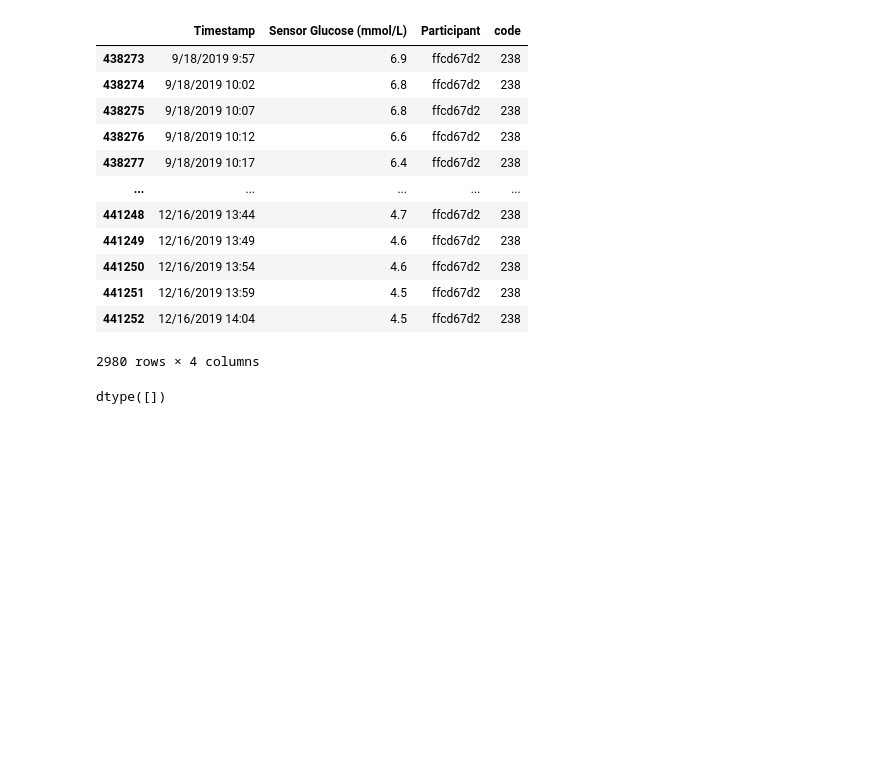
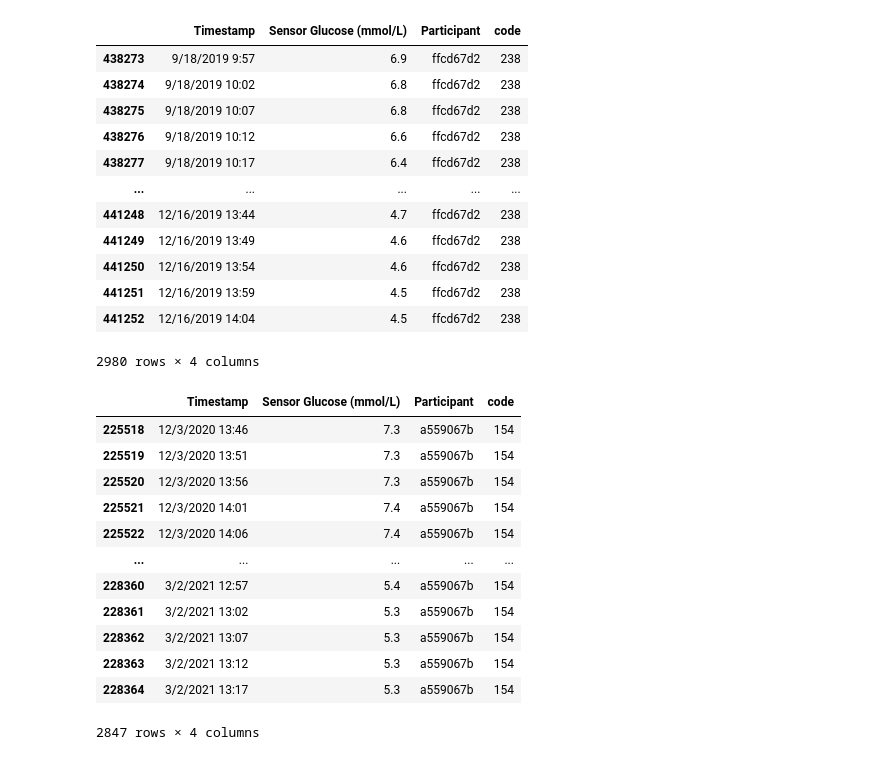
Before and after one commit to theriandor/DSDM-Research-1, a Jupyter notebook: PCA.ipynb, the cells around one changed output. Drawn from its saved outputs; the diff is of its cells as text; code cells hidden in the pictures; blank space fills up the shorter version.

```diff
--- a/PCA.ipynb
+++ b/PCA.ipynb
@@ -107,6 +107,5 @@ filtered
 2980 rows × 4 columns
 # %%
 datasets = []
+lengths = []
-# %% [output]
-dtype([])
 # %%
@@ -115,0 +116,16 @@ for i in range(0,239)
+# %%
+datasets[154]
+# %% [output]
+|  | Timestamp | Sensor Glucose (mmol/L) | Participant | code |
+| 225518 | 12/3/2020 13:46 | 7.3 | a559067b | 154 |
+| 225519 | 12/3/2020 13:51 | 7.3 | a559067b | 154 |
+| 225520 | 12/3/2020 13:56 | 7.3 | a559067b | 154 |
+| 225521 | 12/3/2020 14:01 | 7.4 | a559067b | 154 |
+| 225522 | 12/3/2020 14:06 | 7.4 | a559067b | 154 |
+| ... | ... | ... | ... | ... |
+| 228360 | 3/2/2021 12:57 | 5.4 | a559067b | 154 |
+| 228361 | 3/2/2021 13:02 | 5.3 | a559067b | 154 |
+| 228362 | 3/2/2021 13:07 | 5.3 | a559067b | 154 |
+| 228363 | 3/2/2021 13:12 | 5.3 | a559067b | 154 |
+| 228364 | 3/2/2021 13:17 | 5.3 | a559067b | 154 |
+2847 rows × 4 columns
```
Also changed, not shown: parts of 2 cells of this notebook.
